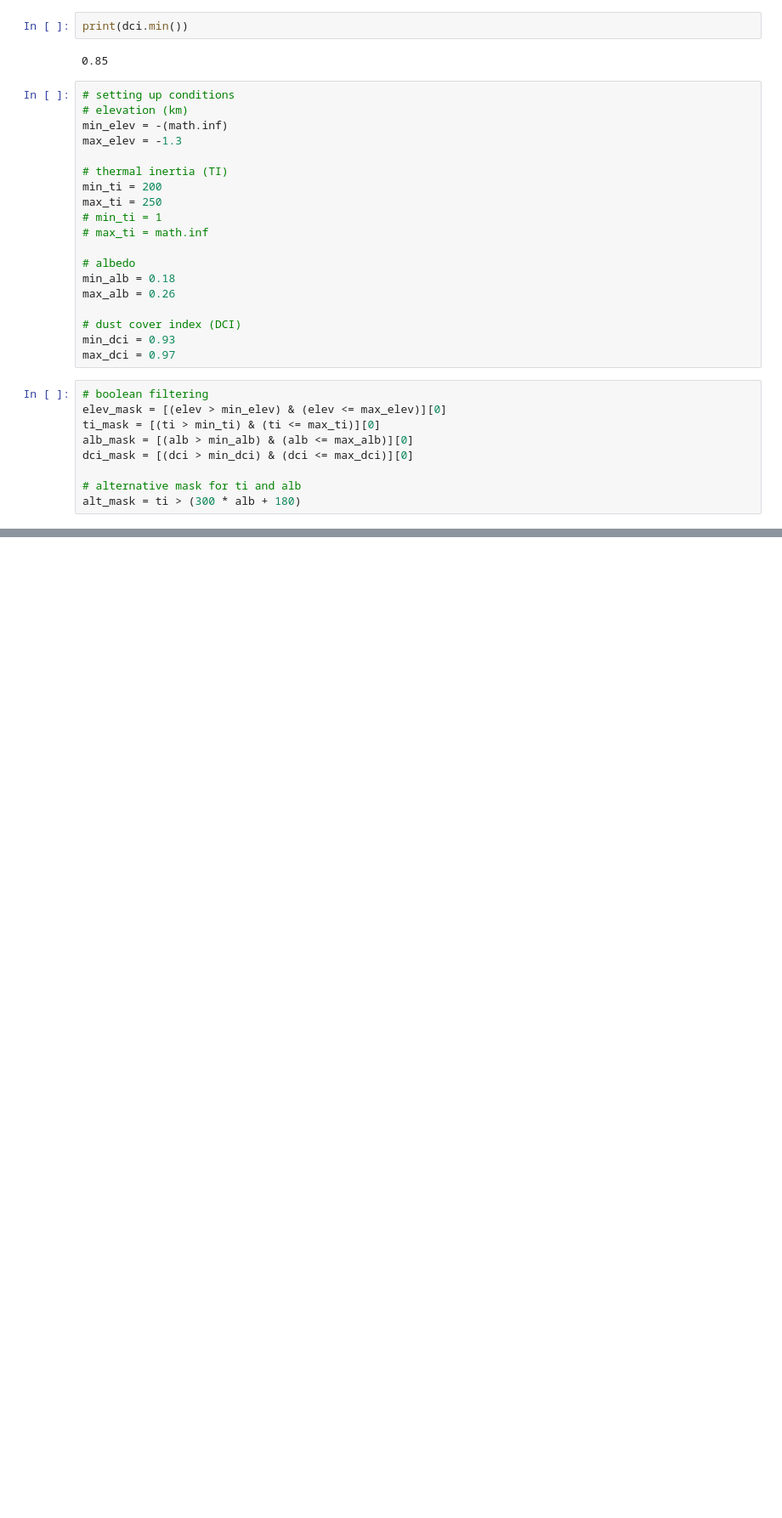
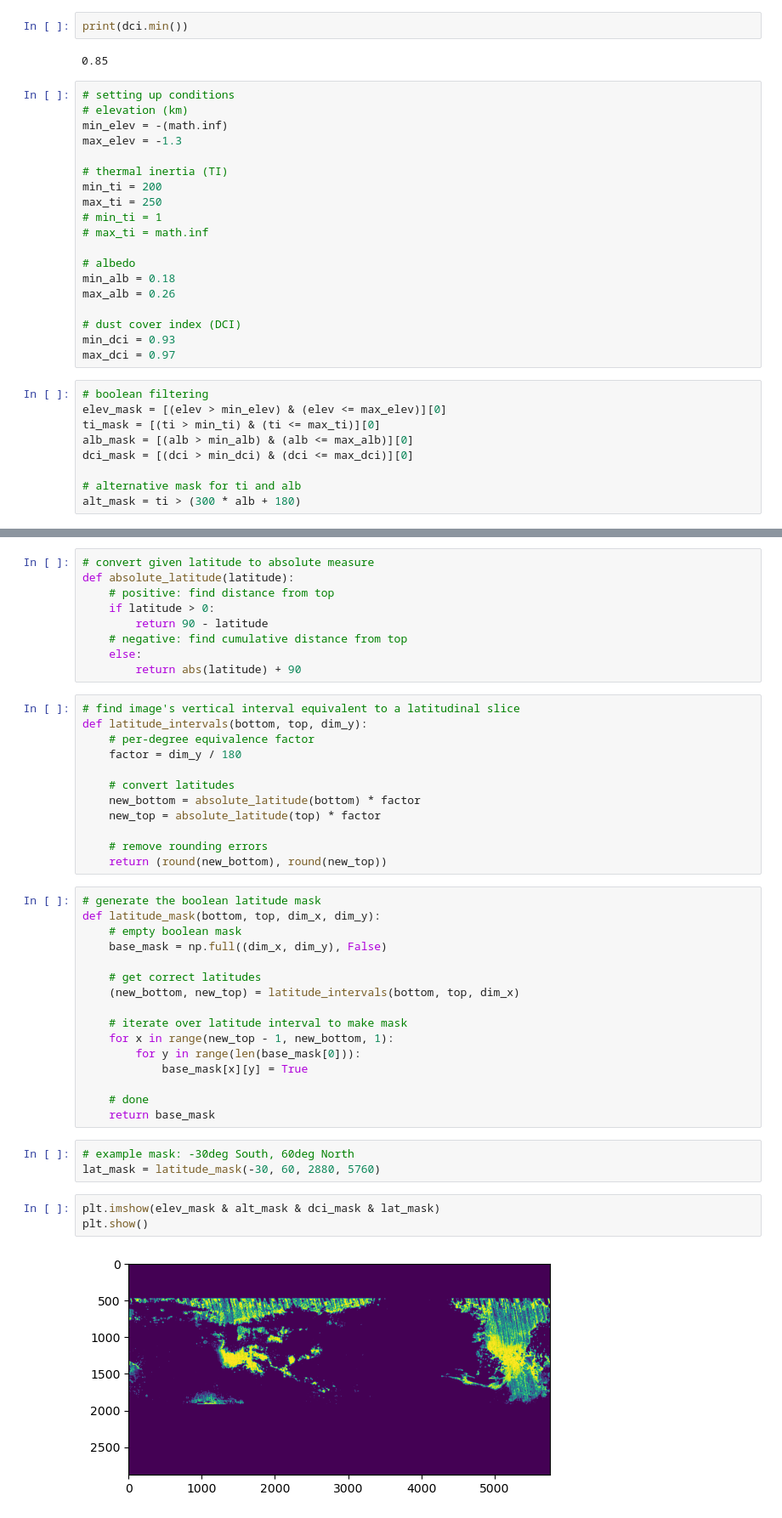
Before and after one commit to hlakams/mars-landing, a Jupyter notebook: Drafting.ipynb, the cells around one changed output, grey strips where cells are left out. Shown at 85% size. Cells and saved outputs as stored; diff of their text form; blank space fills up the shorter version.

Commit message:
latitude filters

```diff
--- a/Drafting.ipynb
+++ b/Drafting.ipynb
@@ -146 +145,46 @@ plt.imshow(elev_mask & alt_mask & dci_mask)
 [figure]
+# %%
+# convert given latitude to absolute measure
+def absolute_latitude(latitude):
+    # positive: find distance from top
+    if latitude > 0:
+        return 90 - latitude
+    # negative: find cumulative distance from top
+    else:
+        return abs(latitude) + 90
+# %%
+# find image's vertical interval equivalent to a latitudinal slice
+def latitude_intervals(bottom, top, dim_y):
+    # per-degree equivalence factor
+    factor = dim_y / 180
+
+    # convert latitudes
+    new_bottom = absolute_latitude(bottom) * factor
+    new_top = absolute_latitude(top) * factor
+
+    # remove rounding errors
+    return (round(new_bottom), round(new_top))
+# %%
+# generate the boolean latitude mask
+def latitude_mask(bottom, top, dim_x, dim_y):
+    # empty boolean mask
+    base_mask = np.full((dim_x, dim_y), False)
+
+    # get correct latitudes
+    (new_bottom, new_top) = latitude_intervals(bottom, top, dim_x)
+
+    # iterate over latitude interval to make mask
+    for x in range(new_top - 1, new_bottom, 1):
+        for y in range(len(base_mask[0])):
+            base_mask[x][y] = True
+
+    # done
+    return base_mask
+# %%
+# example mask: -30deg South, 60deg North
+lat_mask = latitude_mask(-30, 60, 2880, 5760)
+# %%
+plt.imshow(elev_mask & alt_mask & dci_mask & lat_mask)
+plt.show()
+# %% [output]
+[figure, added]
```
Also changed, not shown: parts of 1 cell of this notebook.
